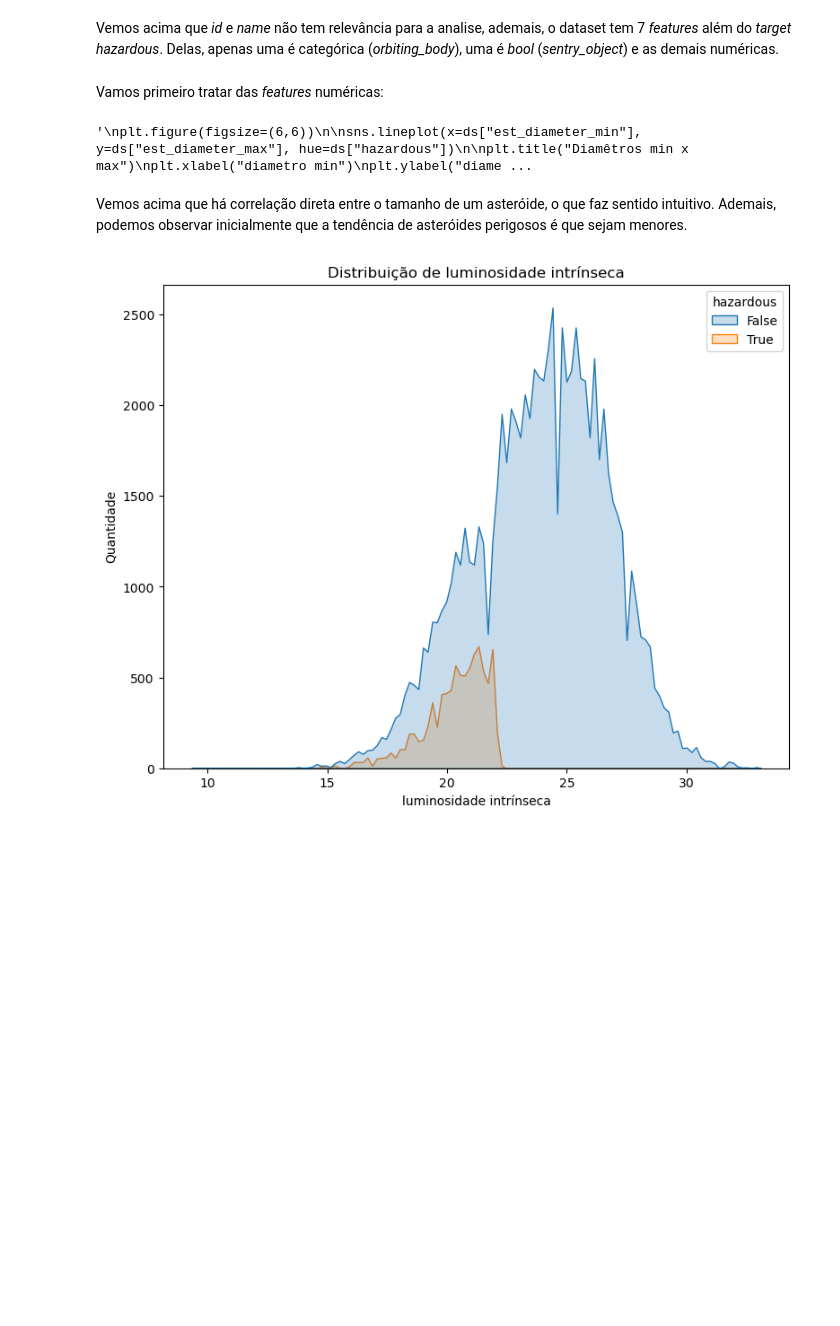
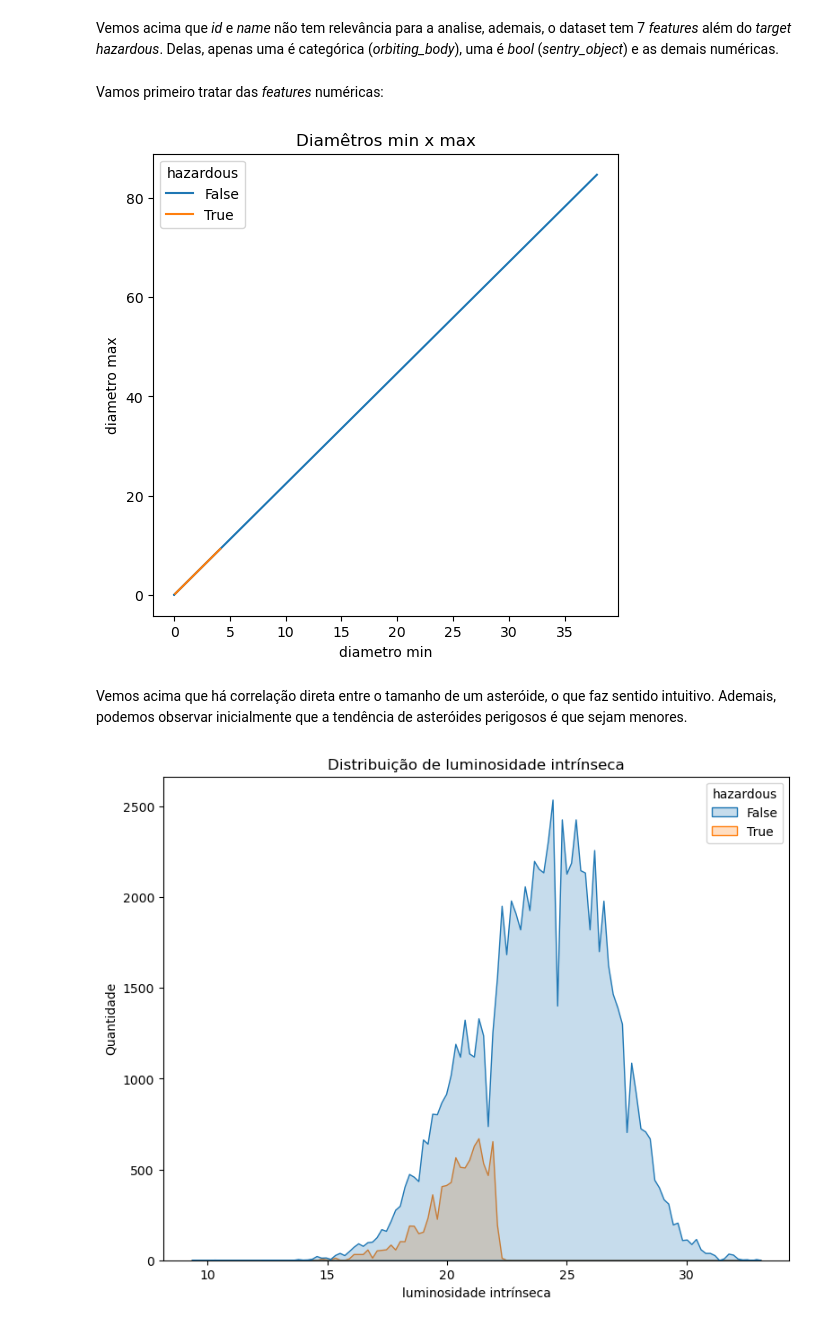
Before and after one commit to JoaoPedroZRM/TA-projeto-2, a Jupyter notebook: TA projeto 2.ipynb, the cells around one changed output. Saved outputs shown, nothing was run; the diff lists cells and outputs as text; code cells hidden in the pictures; blank space fills up the shorter version.

```diff
--- a/TA projeto 2.ipynb
+++ b/TA projeto 2.ipynb
@@ -55,17 +55,16 @@ ds.drop(columns = ["id", "name"], inplace = True)
 # %% [markdown]
 Vamos primeiro tratar das *features* numéricas:
 # %%
-'''
 plt.figure(figsize=(6,6))
 
 sns.lineplot(x=ds["est_diameter_min"], y=ds["est_diameter_max"], hue=ds["hazardous"])
 
 plt.title("Diamêtros min x max")
 plt.xlabel("diametro min")
 plt.ylabel("diametro max")
-plt.show()'''
+plt.show()
 # %% [output]
-'\nplt.figure(figsize=(6,6))\n\nsns.lineplot(x=ds["est_diameter_min"], y=ds["est_diameter_max"], hue=ds["hazardous"])\n\nplt.title("Diamêtros min x max")\nplt.xlabel("diametro min")\nplt.ylabel("diame ...
+[figure, added]
 # %% [markdown]
 Vemos acima que há correlação direta entre o tamanho de um asteróide, o que faz sentido intuitivo. Ademais, podemos observar inicialmente que a tendência de asteróides perigosos é que sejam menores.
 # %%
```
Also changed, not shown: parts of 7 cells of this notebook.
